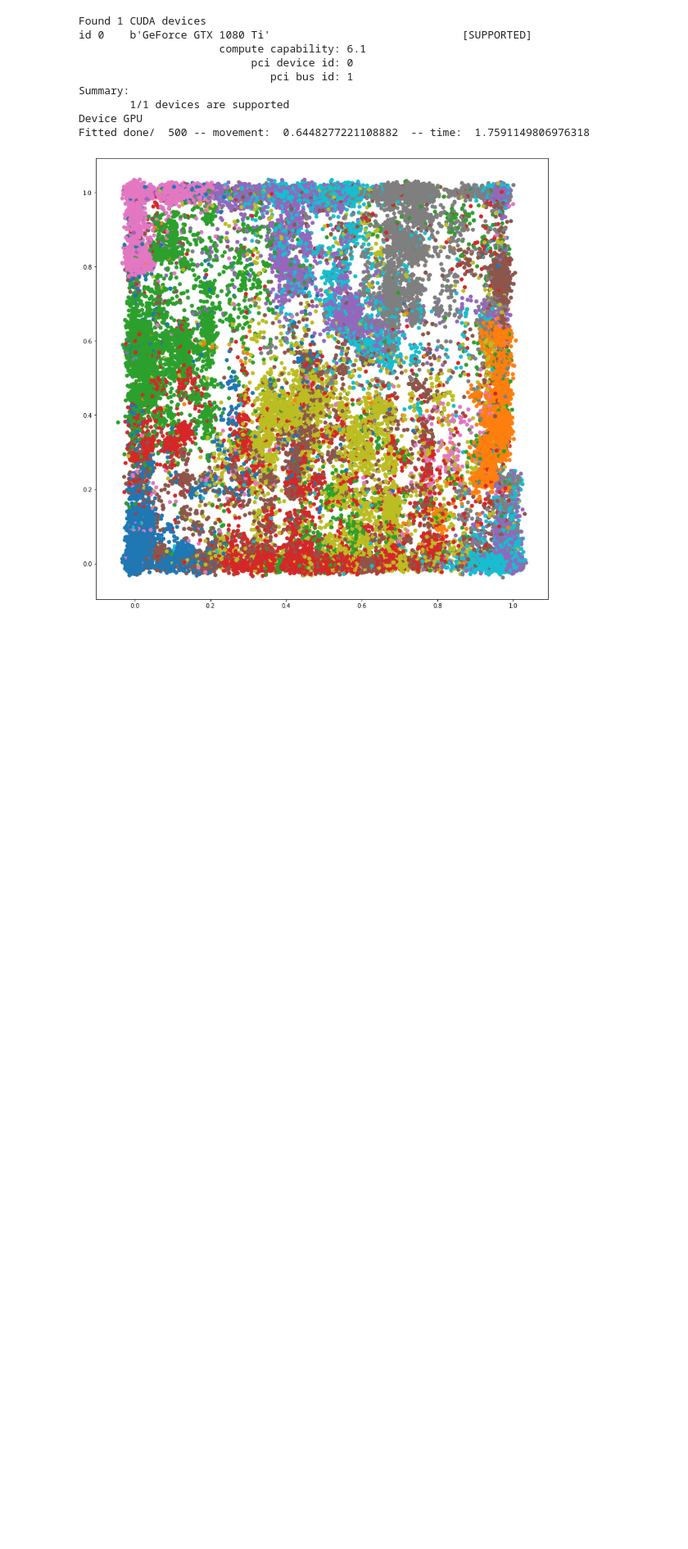
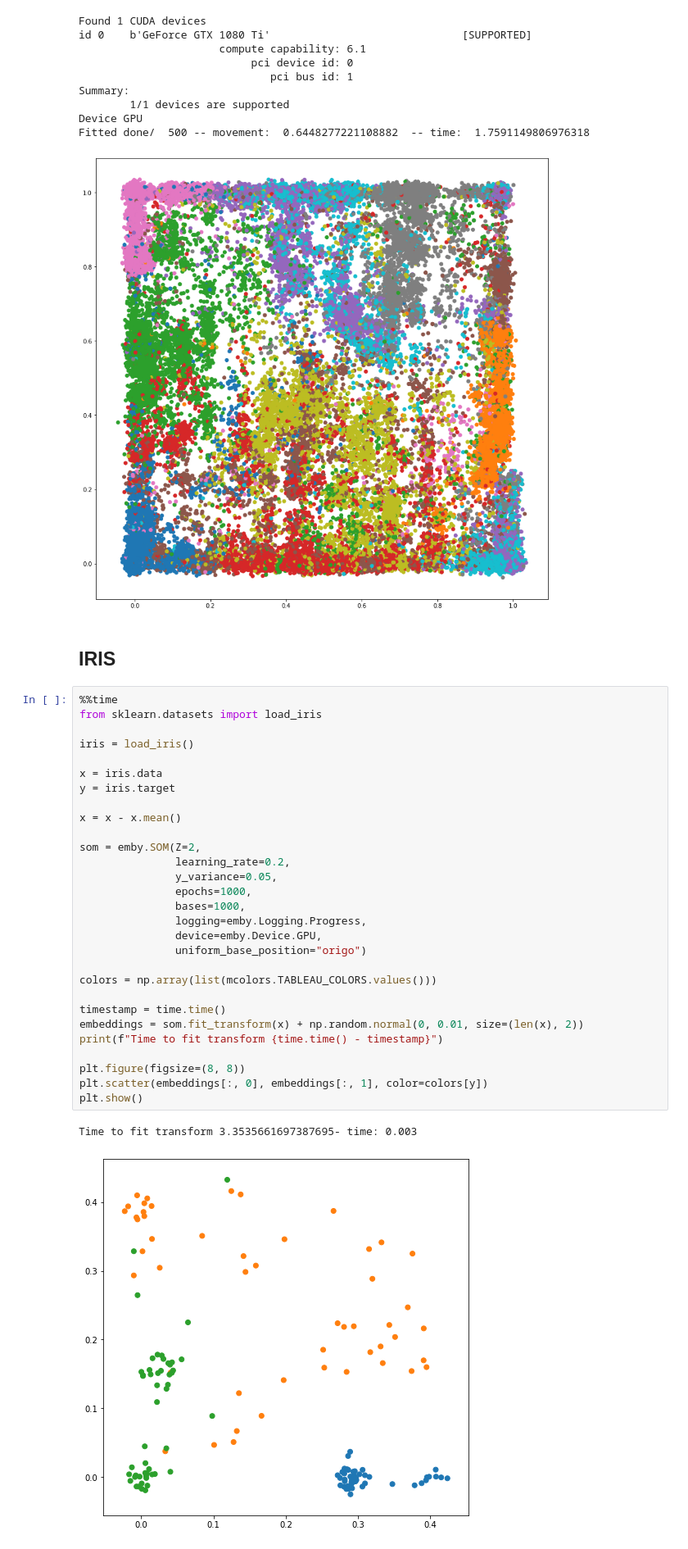
Before and after one commit to JonasRSV/emby, a Jupyter notebook: examples/som_examples.ipynb, the cells around one changed output. Shown at 82% size. Drawn from its saved outputs; the diff is of its cells as text; blank space fills up the shorter version.

```diff
--- a/examples/som_examples.ipynb
+++ b/examples/som_examples.ipynb
@@ -84,3 +98,38 @@ Summary:
 Device GPU
 Fitted done/  500 -- movement:  0.6448277221108882  -- time:  1.7591149806976318
 [figure]
+# %% [markdown]
+IRIS
+---
+# %%
+%%time
+from sklearn.datasets import load_iris
+
+iris = load_iris()
+
+x = iris.data
+y = iris.target
+
+x = x - x.mean()
+
+som = emby.SOM(Z=2,
+               learning_rate=0.2,
+               y_variance=0.05,
+               epochs=1000,
+               bases=1000,
+               logging=emby.Logging.Progress,
+               device=emby.Device.GPU,
+               uniform_base_position="origo")
+
+colors = np.array(list(mcolors.TABLEAU_COLORS.values()))
+
+timestamp = time.time()
+embeddings = som.fit_transform(x) + np.random.normal(0, 0.01, size=(len(x), 2))
+print(f"Time to fit transform {time.time() - timestamp}")
+
+plt.figure(figsize=(8, 8))
+plt.scatter(embeddings[:, 0], embeddings[:, 1], color=colors[y])
+plt.show()
+# %% [output]
+Time to fit transform 3.3535661697387695- time: 0.003
+[figure, added]
```
Also changed, not shown: parts of 14 cells of this notebook, 3 other files.
